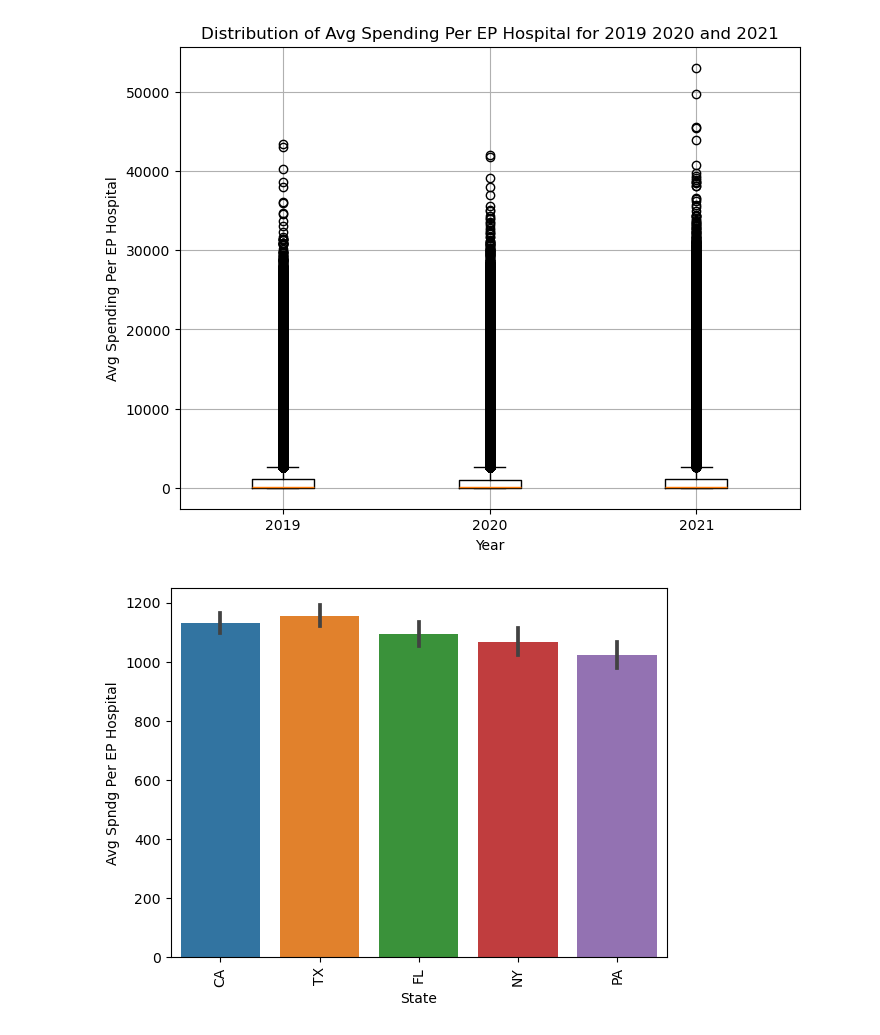
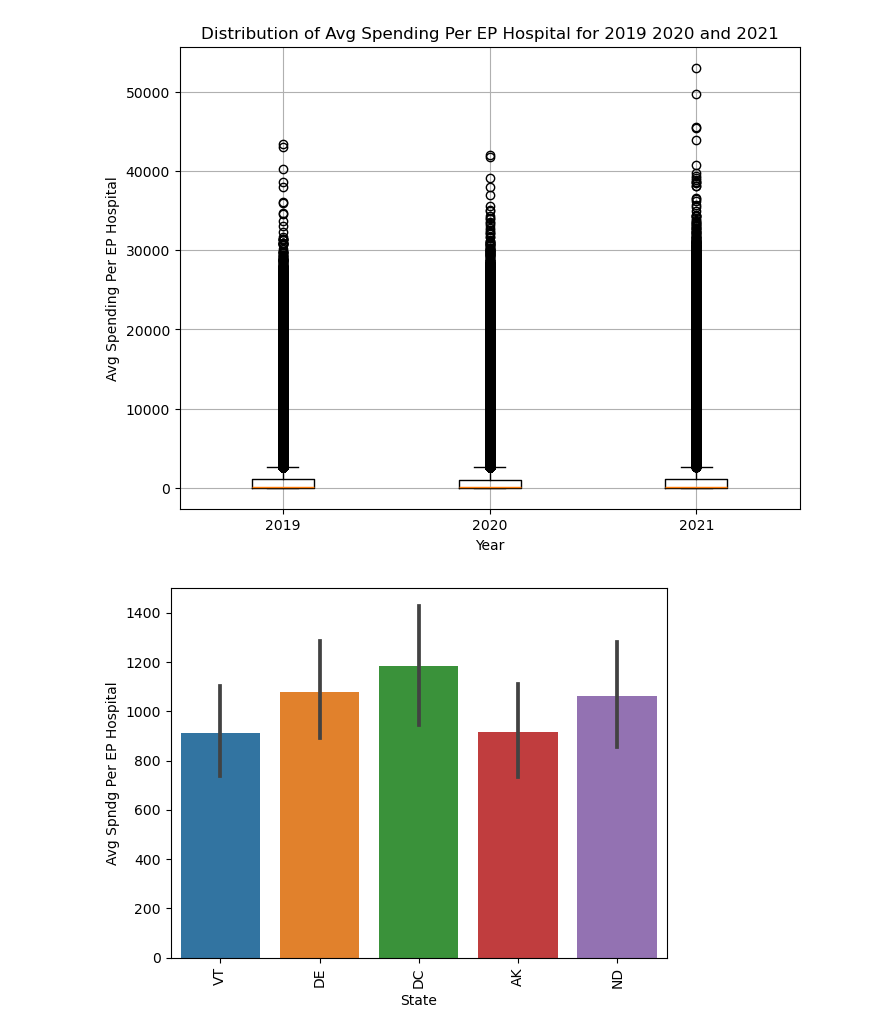
Before and after one commit to ZainabShafi/MEDICARE_EXPENDITURES_ANALYSIS, a Jupyter notebook: Project_1_DFs.ipynb, the cells around one changed output. Drawn from its saved outputs; the diff is of its cells as text; code cells hidden in the pictures.

Commit message:
Boxplot graph2

```diff
--- a/Project_1_DFs.ipynb
+++ b/Project_1_DFs.ipynb
@@ -695,13 +695,13 @@ plt.show()
 # %%
 import seaborn as sns
 
-SpendingPerState = all_data_no_total.groupby('State')['Avg Spndg Per EP Hospital'].sum().sort_values(ascending = False)
+SpendingPerState = all_data_no_total.groupby('State')['Avg Spndg Per EP Hospital'].sum().sort_values()
 
 SeriesIndices = SpendingPerState.head().index[:]
-TopStatesSpendingList = SeriesIndices.tolist()
+BottomStatesSpendingList = SeriesIndices.tolist()
 
-AvgSpendingvsStateGraph = sns.barplot(x = all_data_no_total['State'], y = all_data_no_total['Avg Spndg Per EP Hospital'], order = TopStatesSpendingList)
+AvgSpendingvsStateGraph = sns.barplot(x = all_data_no_total['State'], y = all_data_no_total['Avg Spndg Per EP Hospital'], order = BottomStatesSpendingList)
 for element in AvgSpendingvsStateGraph.get_xticklabels():
     element.set_rotation(90)
 # %% [output]
-[figure, old version]
+[figure, new version]
```
Also changed, not shown: parts of 1 cell of this notebook.
